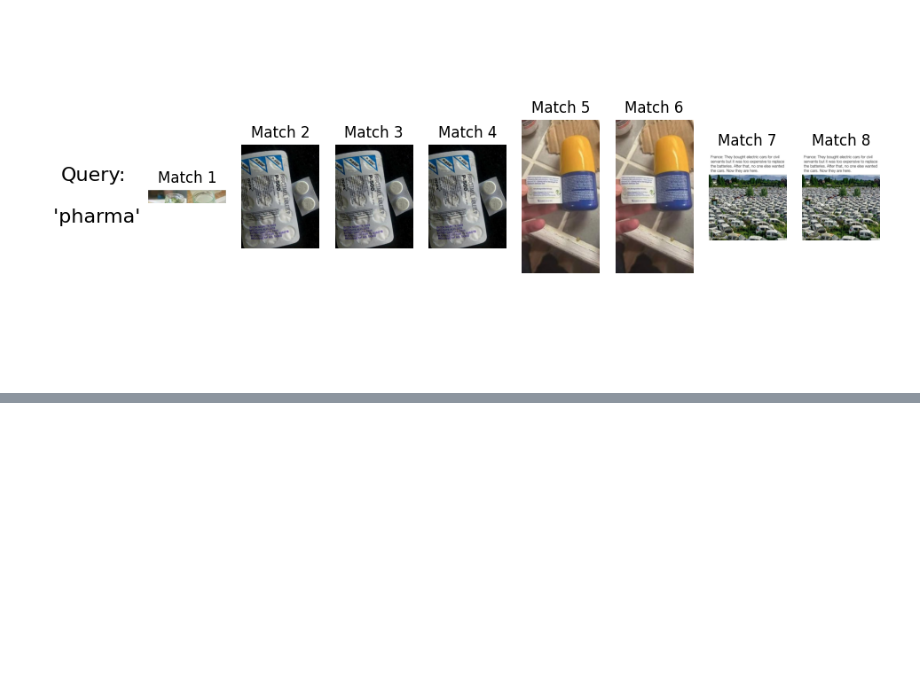
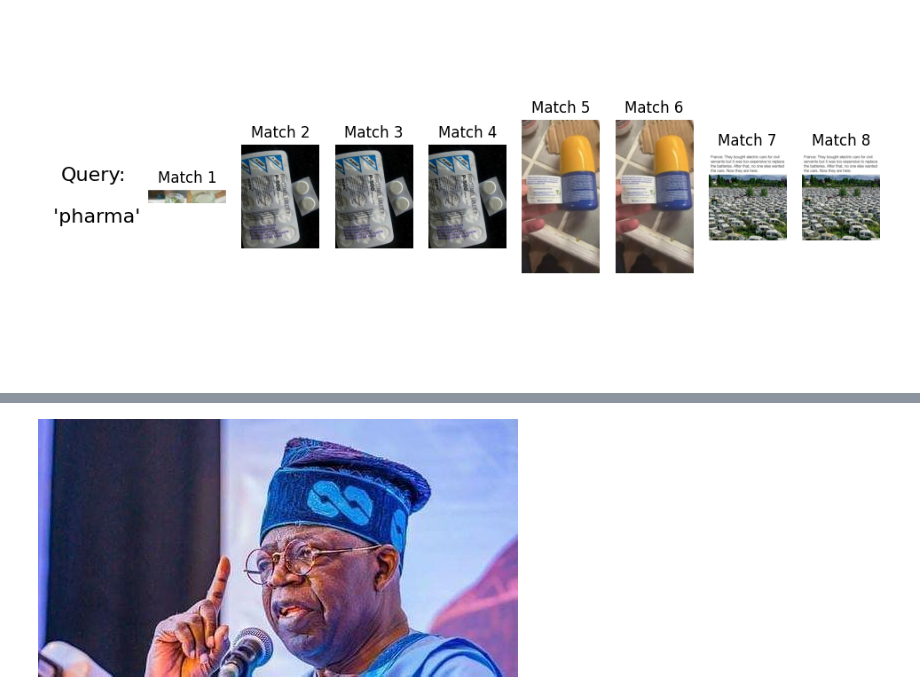
Before and after one commit to heruberuto/dissertation, a Jupyter notebook: notebooks/image_embeddings.ipynb, the cells around one changed output, grey strips where cells are left out. Saved outputs shown, nothing was run; the diff lists cells and outputs as text; code cells hidden in the pictures; blank space fills up the shorter version.

```diff
--- a/notebooks/image_embeddings.ipynb
+++ b/notebooks/image_embeddings.ipynb
@@ -116,0 +123,4 @@ visualize_results(query, retrieved_images)
+# %%
+Image.open(retrieved_images[0])
+# %% [output]
+[figure, added]
```
Also changed, not shown: parts of 2 cells of this notebook, 2 other files.
